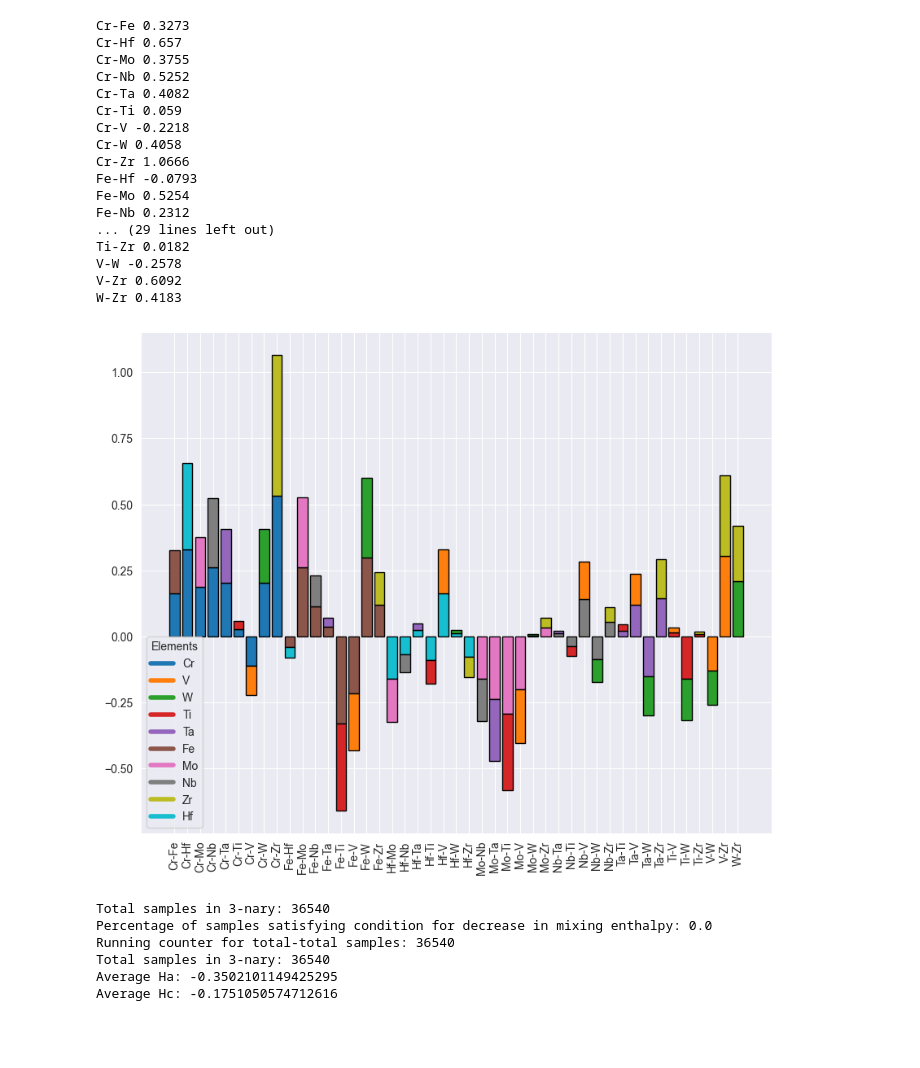
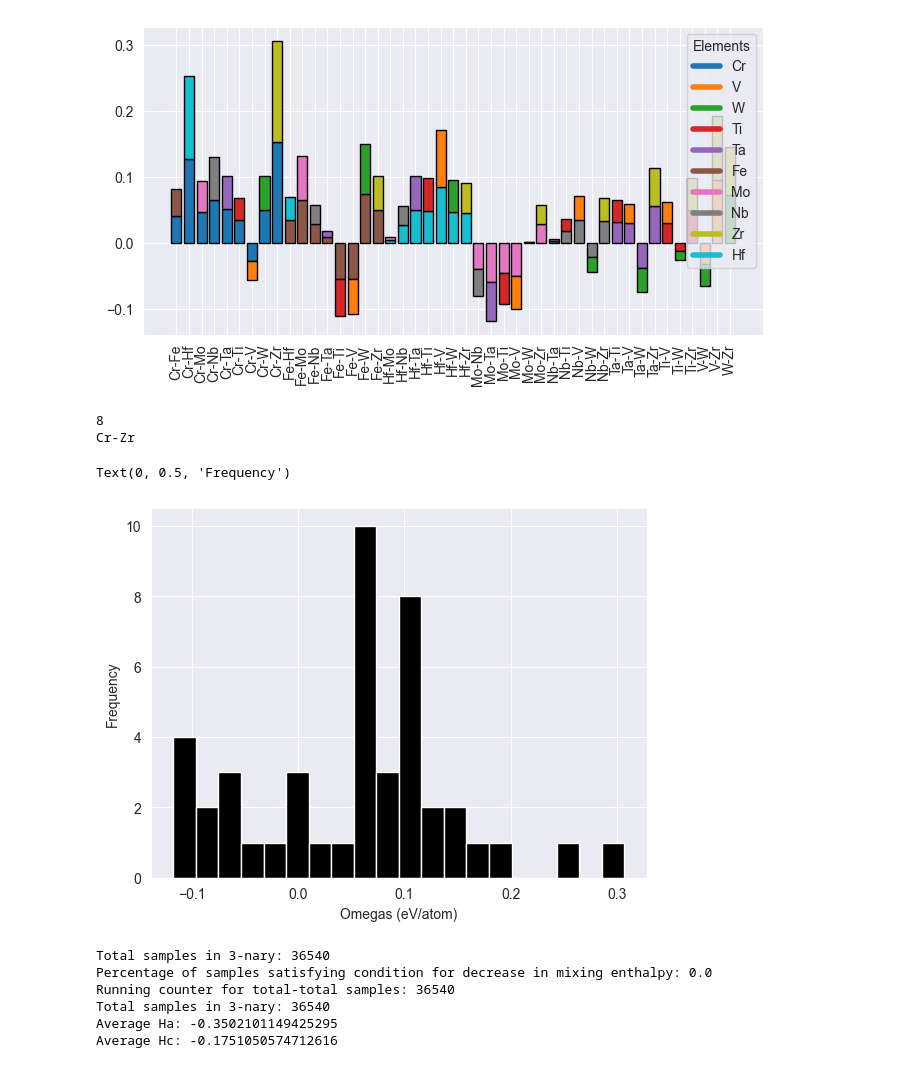
Before and after one commit to Pravanop/mixing-enthalpy, a Jupyter notebook: far_heaa/src/far_heaa/high_throughput/ha_hc.ipynb, the cells around one changed output. Cells and saved outputs as stored; diff of their text form; code cells hidden in the pictures; blank space fills up the shorter version.

```diff
--- a/far_heaa/src/far_heaa/high_throughput/ha_hc.ipynb
+++ b/far_heaa/src/far_heaa/high_throughput/ha_hc.ipynb
@@ -17,7 +17,7 @@ from far_heaa.io.text_handler import TextHandler
 #                 folder_path='../database', file_name="database_element_list"
 #             )
 element_list = ['Cr', 'V', 'W', 'Ti', 'Ta', 'Fe', 'Mo', 'Nb', 'Zr', 'Hf']
-data = JSONHandler.load_json(folder_path='../database', file_name='bokas_omegas_processed')
+data = JSONHandler.load_json(folder_path='../database', file_name='all_lattices_binaries')
 mol_grid_size = 5
 x = np.linspace(0, 1, mol_grid_size)
 lattice = 'BCC'
@@ -27,53 +27,48 @@ binaries = list(MultinaryCombinations.create_multinary(element_list=element_list
 omegas = [data[i][lattice] for i in binaries]
 # omegas = sorted(omegas)
 
 # Define colors for each element
 element_colors = {element: plt.cm.tab20(i / len(element_list)) for i, element in enumerate(element_list)}
 
 # Plot
-fig, ax = plt.subplots(figsize=(10, 8))
+fig, ax = plt.subplots(figsize=(8, 4))
 
 # Loop to create each binary bar with two halves (bottom and top colors)
 for idx, (binary, omega) in enumerate(zip(binaries, omegas)):
     element1, element2 = binary.split('-')  # Assuming binaries are in the format 'Element1-Element2'
     color1 = element_colors[element1]
     color2 = element_colors[element2]
-    print(binary, omega)
     # Plot the bottom half of the bar with the color of the first element
     ax.bar(idx, omega / 2, color=color1, width=0.8, edgecolor='black', label=element1 if idx == 0 else "")
 
     # Plot the top half of the bar with the color of the second element
     ax.bar(idx, omega / 2, bottom=omega / 2, color=color2, width=0.8, edgecolor='black',
            label=element2 if idx == 0 else "")
 
 # Set labels and rotation
 ax.set_xticks(range(len(binaries)))
 ax.set_xticklabels(binaries, rotation=90)
 
 # Add legend for clarity
 handles = [plt.Line2D([0], [0], color=color, lw=4) for color in element_colors.values()]
 ax.legend(handles, element_colors.keys(), title="Elements")
 
 plt.show()
 # %% [output]
-Cr-Fe 0.3273
-Cr-Hf 0.657
-Cr-Mo 0.3755
-Cr-Nb 0.5252
-Cr-Ta 0.4082
-Cr-Ti 0.059
-Cr-V -0.2218
-Cr-W 0.4058
-Cr-Zr 1.0666
-Fe-Hf -0.0793
-Fe-Mo 0.5254
-Fe-Nb 0.2312
-... (29 lines left out)
-Ti-Zr 0.0182
-V-W -0.2578
-V-Zr 0.6092
-W-Zr 0.4183
-[figure, old version]
+[figure, new version]
+# %%
+print(np.argmax(omegas))
+print(binaries[np.argmax(omegas)])
+# %% [output]
+8
+Cr-Zr
+# %%
+plt.hist(omegas, bins=20, color = 'black')
+plt.xlabel('Omegas (eV/atom)')
+plt.ylabel('Frequency')
+# %% [output]
+Text(0, 0.5, 'Frequency')
+[figure, added]
 # %%
 from tqdm import tqdm
 from far_heaa.io.text_handler import TextHandler
```
Also changed, not shown: parts of 4 cells of this notebook, 12 other files.
